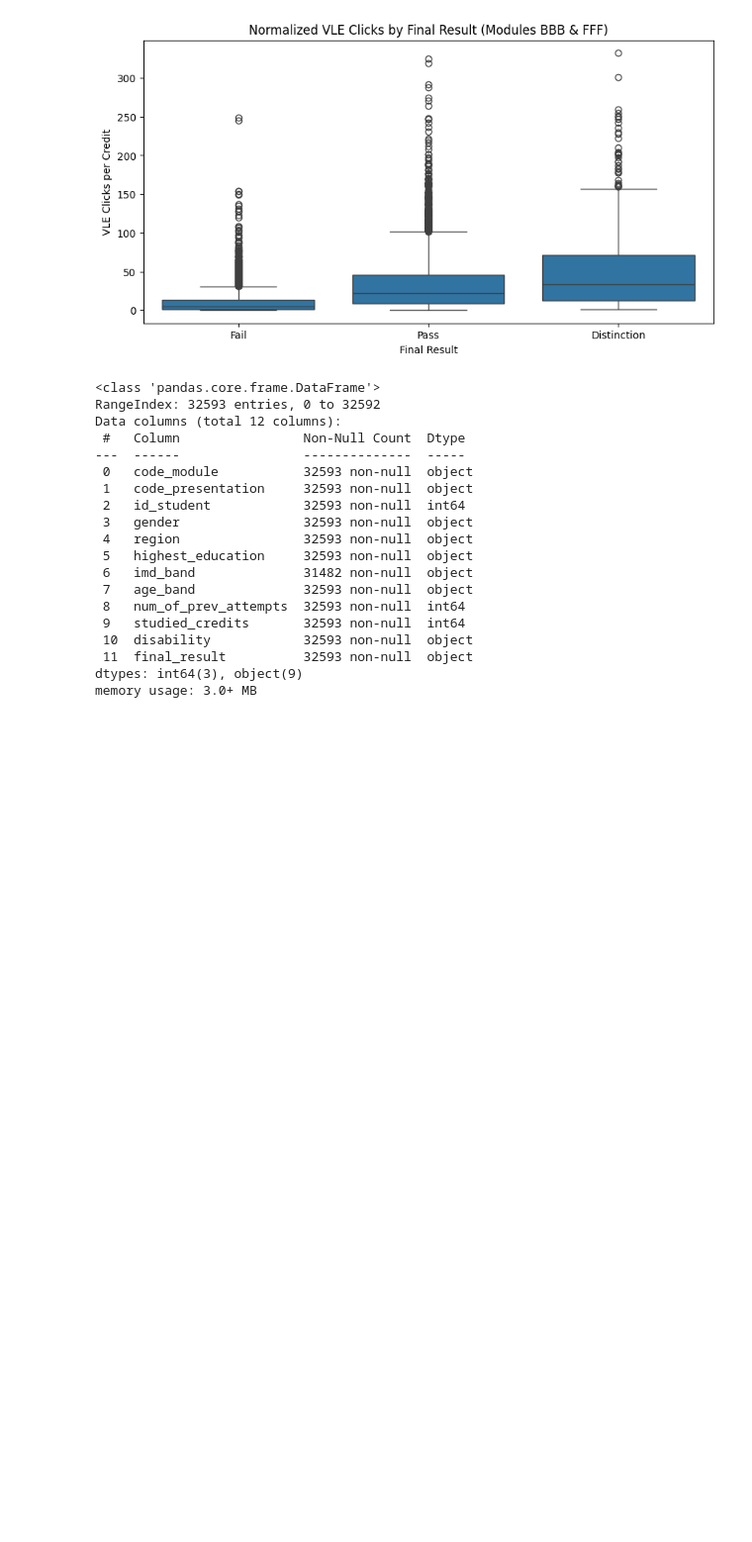
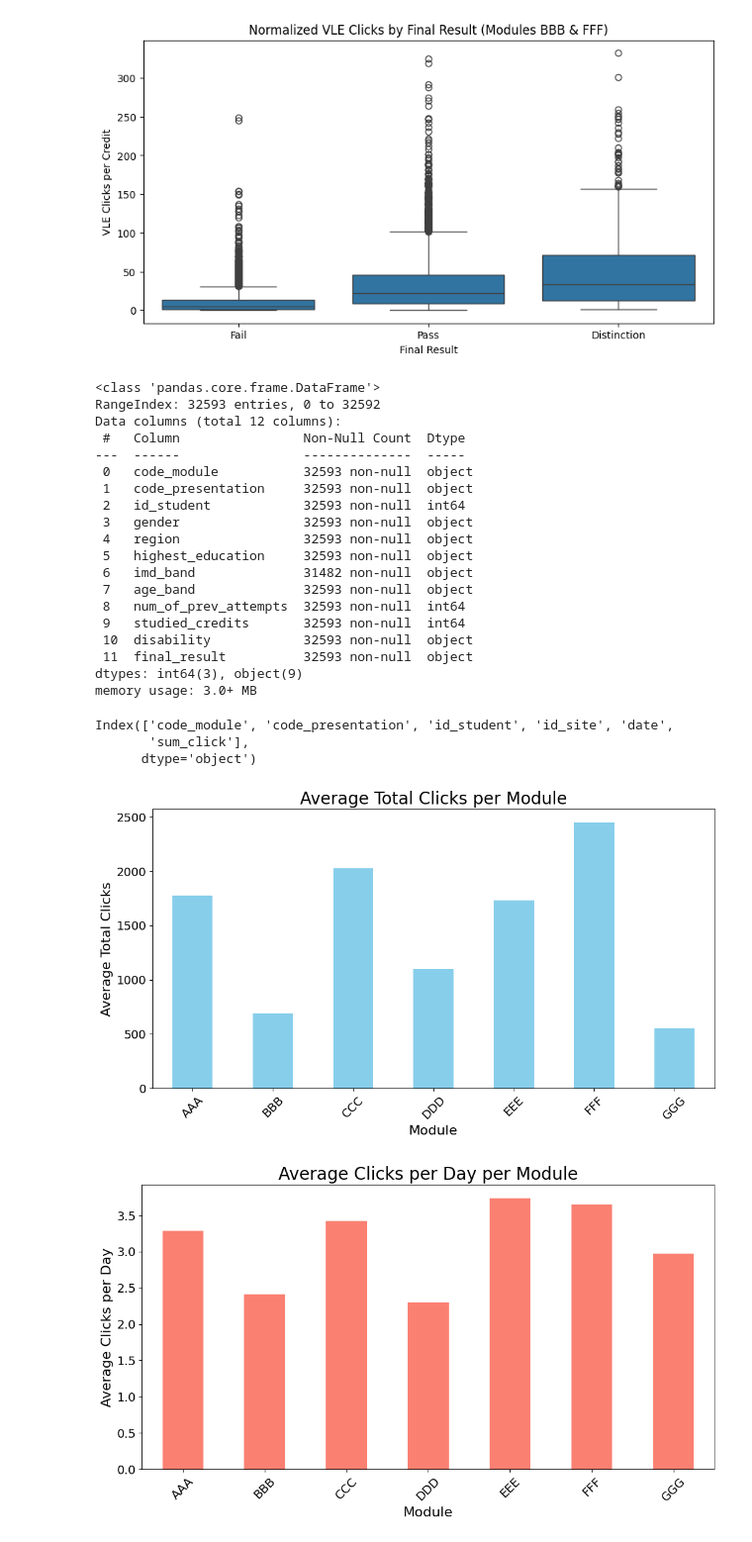
Before and after one commit to buppanasu/Student-Grade-Predictor, a Jupyter notebook: 1)DataProcessing_Analysis_FeatureExtraction/EDA.ipynb, the cells around one changed output. Shown at 99% size. Cells and saved outputs as stored; diff of their text form; code cells hidden in the pictures; blank space fills up the shorter version.

Commit message:
Added Feature Extraction to EDA.ipynb

```diff
--- a/1)DataProcessing_Analysis_FeatureExtraction/EDA.ipynb
+++ b/1)DataProcessing_Analysis_FeatureExtraction/EDA.ipynb
@@ -1019,3 +1025,59 @@ Data columns (total 12 columns):
  11  final_result          32593 non-null  object
 dtypes: int64(3), object(9)
 memory usage: 3.0+ MB
+# %%
+print(df_vle.columns)
+# %% [output]
+Index(['code_module', 'code_presentation', 'id_student', 'id_site', 'date',
+       'sum_click'],
+      dtype='object')
+# %%
+df_studentInfo = pd.read_csv('studentInfo.csv')  # Load your student info dataset
+df_vle = pd.read_csv('studentVle.csv')  # Load your student activity logs dataset
+
+# 1. Extract features: Total clicks and average clicks per day per student
+# Total number of clicks per student
+df_total_clicks = df_vle.groupby('id_student')['sum_click'].sum().reset_index()
+df_total_clicks.columns = ['id_student', 'total_clicks']
+
+# Average clicks per day
+df_avg_clicks = df_vle.groupby('id_student')['sum_click'].mean().reset_index()
+df_avg_clicks.columns = ['id_student', 'avg_clicks_per_day']
+
+# Merge these extracted features with the main student dataframe (df_studentInfo)
+df_studentInfo = pd.merge(df_studentInfo, df_total_clicks, on='id_student', how='left')
+df_studentInfo = pd.merge(df_studentInfo, df_avg_clicks, on='id_student', how='left')
+
+# Replace NaN values with 0 for students who have no recorded clicks
+df_studentInfo[['total_clicks', 'avg_clicks_per_day']] = df_studentInfo[['total_clicks', 'avg_clicks_per_day']].fillna(0)
+
+# 2. Visualize the extracted features
+
+# Plot total clicks for each module
+plt.figure(figsize=(12, 6))
+module_clicks = df_studentInfo.groupby('code_module')['total_clicks'].mean()
+module_clicks.plot(kind='bar', color='skyblue')
+
+# Increase font sizes for better visibility
+plt.title('Average Total Clicks per Module', fontsize=20)
+plt.xlabel('Module', fontsize=16)
+plt.ylabel('Average Total Clicks', fontsize=16)
+plt.xticks(rotation=45, fontsize=14)
+plt.yticks(fontsize=14)
+plt.show()
+
+# Plot average clicks per day for each module
+plt.figure(figsize=(12, 6))
+module_avg_clicks = df_studentInfo.groupby('code_module')['avg_clicks_per_day'].mean()
+module_avg_clicks.plot(kind='bar', color='salmon')
+
+# Increase font sizes for better visibility
+plt.title('Average Clicks per Day per Module', fontsize=20)
+plt.xlabel('Module', fontsize=16)
+plt.ylabel('Average Clicks per Day', fontsize=16)
+plt.xticks(rotation=45, fontsize=14)
+plt.yticks(fontsize=14)
+plt.show()
+# %% [output]
+[figure, added]
+[figure, added]
```
Also changed, not shown: parts of 1 cell of this notebook.
